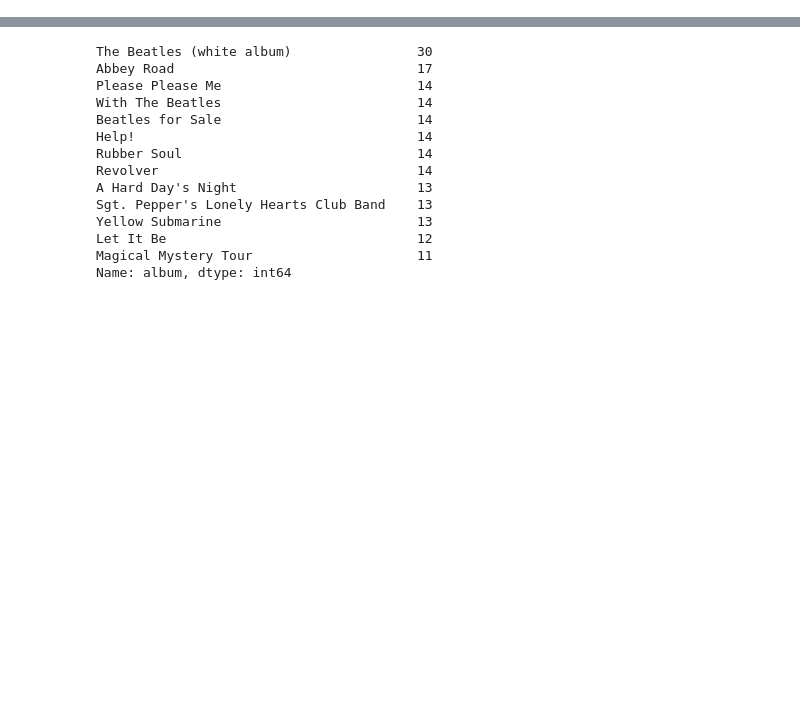
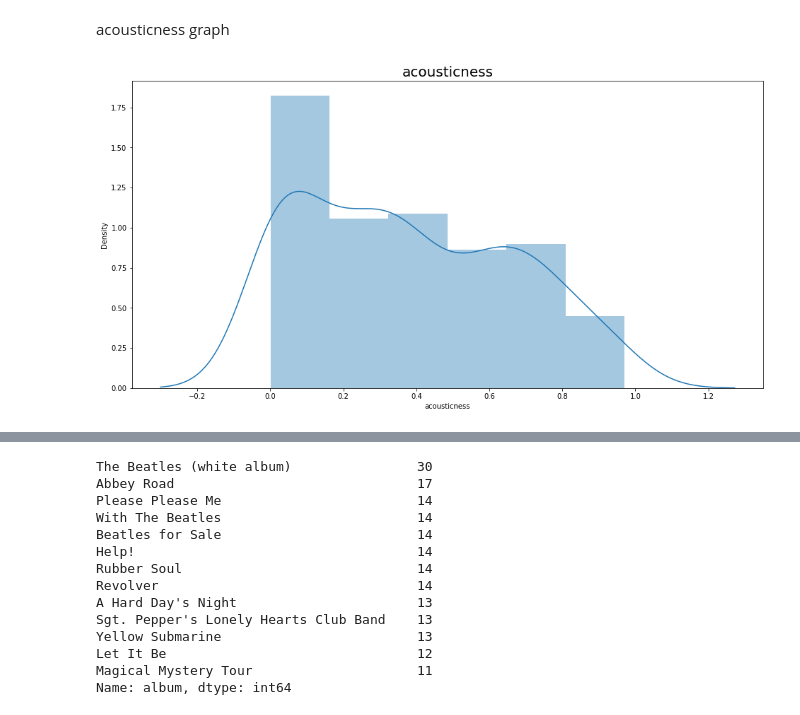
Before and after one commit to PlasticxPlastic/project_linear_algreba, a Jupyter notebook: the_beatles_recomendation.ipynb, the cells around one changed output, grey strips where cells are left out. Cells and saved outputs as stored; diff of their text form; code cells hidden in the pictures; blank space fills up the shorter version.

```diff
--- a/the_beatles_recomendation.ipynb
+++ b/the_beatles_recomendation.ipynb
@@ -63,0 +154,9 @@ Name: song, Length: 191, dtype: int64
+# %% [markdown]
+acousticness graph
+# %%
+plt.figure(figsize = (16, 8))
+plt.title('acousticness',fontsize = 20)
+sns.distplot(data['acousticness'])
+plt.show()
+# %% [output]
+[figure, added]
```
Also changed, not shown: parts of 49 cells of this notebook.
